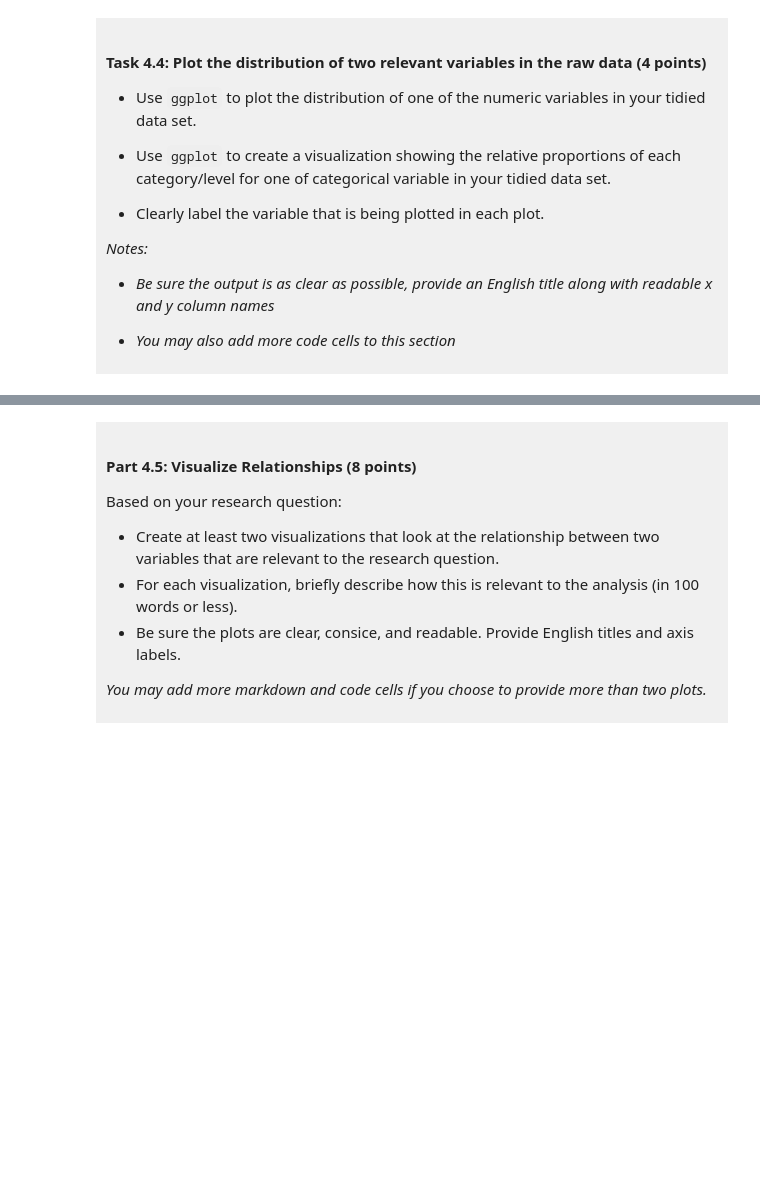
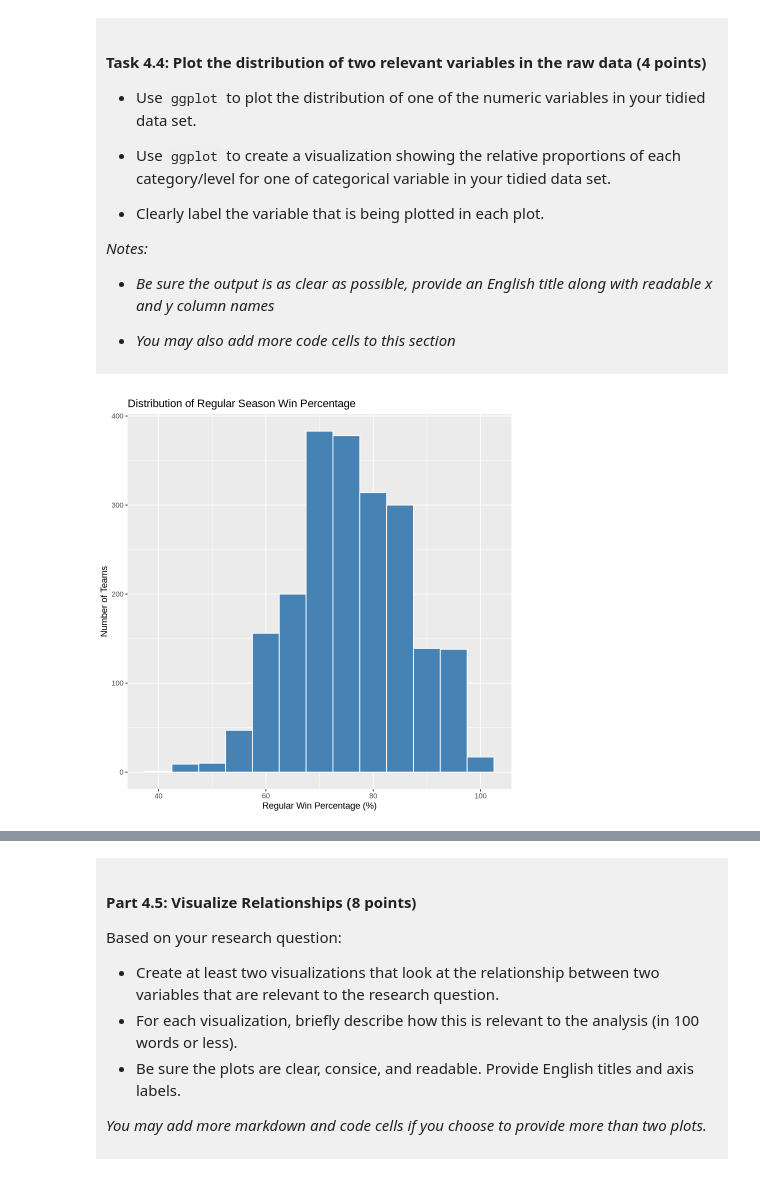
Before and after one commit to wangv8-boop/dsci-100-project-vivienne-wang, a Jupyter notebook: dsci-100-project-notebook.ipynb, the cells around one changed output, grey strips where cells are left out. Cells and saved outputs as stored; diff of their text form; code cells hidden in the pictures; blank space fills up the shorter version.

Commit message:
Visualization
Finished possible visualizations and decided on how to make predictor model

```diff
--- a/dsci-100-project-notebook.ipynb
+++ b/dsci-100-project-notebook.ipynb
@@ -304,5 +339,14 @@ You will refine your research question (if needed) and produce a tidy data set.
 
 </div>
 # %%
-### EDIT THIS CODE CELL FOR PLOT 1 ###
+wins_spread <- data_tidy |>
+    ggplot(aes(x = reg_wins_pct),) +
+    geom_histogram(binwidth = 5, fill = "steel blue", colour = "white") +
+    labs(title = "Distribution of Regular Season Win Percentage",
+        x = "Regular Win Percentage (%)",
+        y = "Number of Teams")
+
+wins_spread
+# %% [output]
+[figure, added]
 # %%
```
Also changed, not shown: parts of 11 cells of this notebook.
